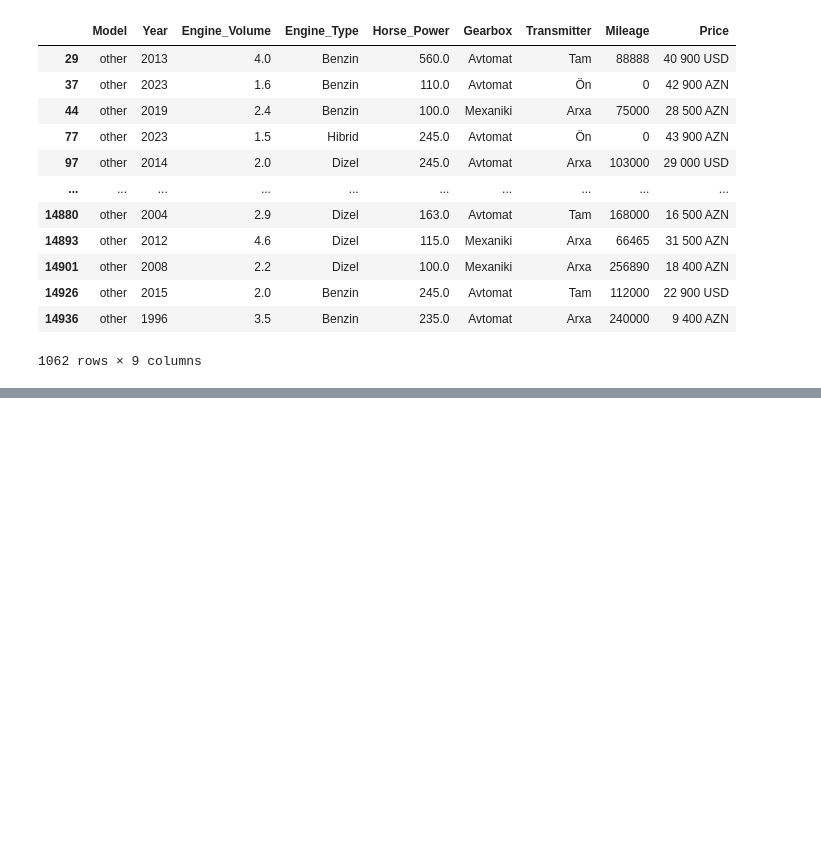
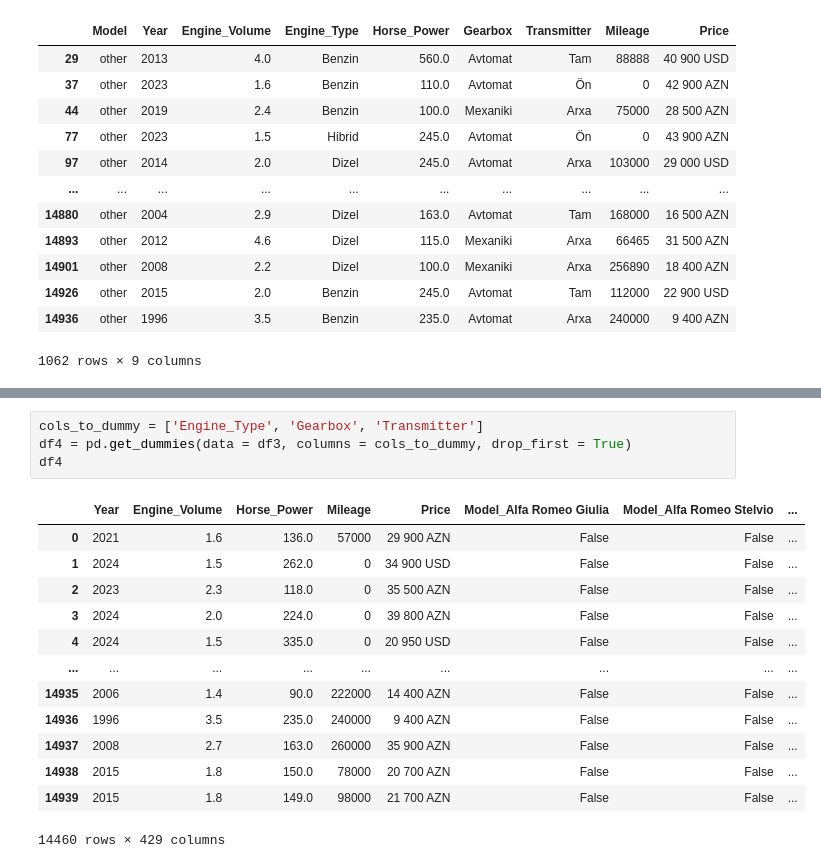
Before and after one commit to KenanAl1gul1yev/Real-Estate-Car-Price-Prediction-Project, a Jupyter notebook: model/Project.ipynb, the cells around one changed output, grey strips where cells are left out. Saved outputs shown, nothing was run; the diff lists cells and outputs as text; blank space fills up the shorter version.

Commit message:
dummy variables is ready

```diff
--- a/model/Project.ipynb
+++ b/model/Project.ipynb
@@ -142,0 +191,18 @@ df1[df1['Model'] == 'other']
+# %%
+cols_to_dummy = ['Engine_Type', 'Gearbox', 'Transmitter']
+df4 = pd.get_dummies(data = df3, columns = cols_to_dummy, drop_first = True)
+df4
+# %% [output]
+|  | Year | Engine_Volume | Horse_Power | Mileage | Price | Model_Alfa Romeo Giulia | Model_Alfa Romeo Stelvio | ... |
+| 0 | 2021 | 1.6 | 136.0 | 57000 | 29 900 AZN | False | False | ... |
+| 1 | 2024 | 1.5 | 262.0 | 0 | 34 900 USD | False | False | ... |
+| 2 | 2023 | 2.3 | 118.0 | 0 | 35 500 AZN | False | False | ... |
+| 3 | 2024 | 2.0 | 224.0 | 0 | 39 800 AZN | False | False | ... |
+| 4 | 2024 | 1.5 | 335.0 | 0 | 20 950 USD | False | False | ... |
+| ... | ... | ... | ... | ... | ... | ... | ... | ... |
+| 14935 | 2006 | 1.4 | 90.0 | 222000 | 14 400 AZN | False | False | ... |
+| 14936 | 1996 | 3.5 | 235.0 | 240000 | 9 400 AZN | False | False | ... |
+| 14937 | 2008 | 2.7 | 163.0 | 260000 | 35 900 AZN | False | False | ... |
+| 14938 | 2015 | 1.8 | 150.0 | 78000 | 20 700 AZN | False | False | ... |
+| 14939 | 2015 | 1.8 | 149.0 | 98000 | 21 700 AZN | False | False | ... |
+14460 rows × 429 columns
```
Also changed, not shown: parts of 4 cells of this notebook.
